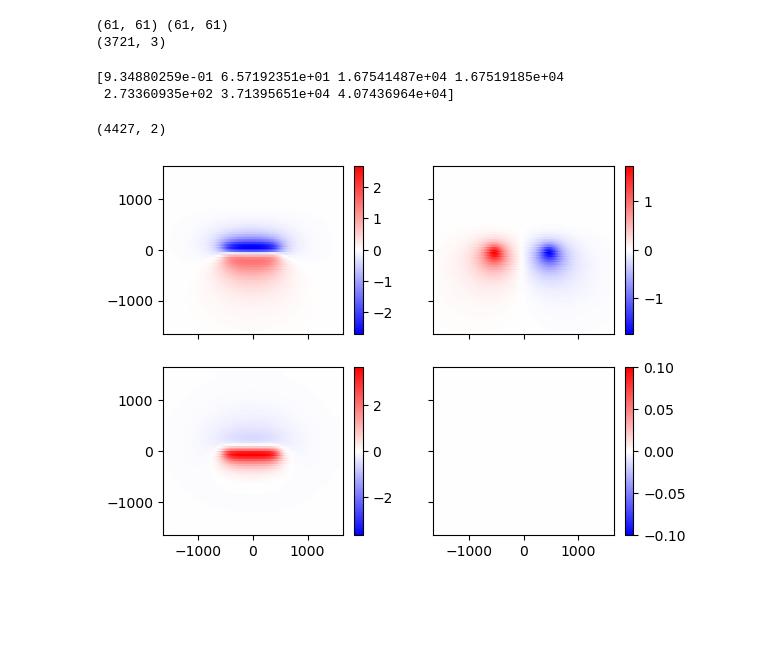
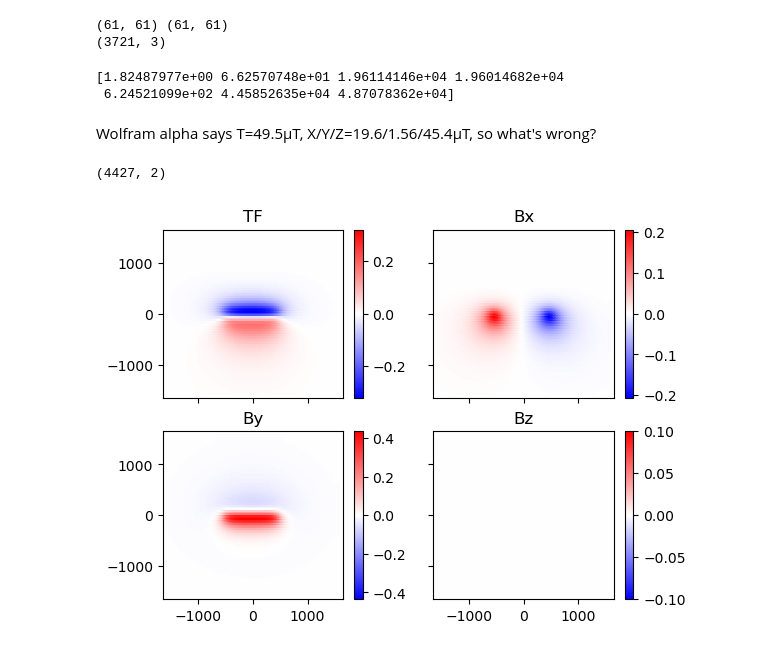
Before and after one commit to gimli-org/notebooks, a Jupyter notebook: Magnetics/synthFault.ipynb, the cells around one changed output. Cells and saved outputs as stored; diff of their text form; code cells hidden in the pictures; blank space fills up the shorter version.

```diff
--- a/Magnetics/synthFault.ipynb
+++ b/Magnetics/synthFault.ipynb
@@ -51,11 +51,13 @@ print(pnts.shape)
 (3721, 3)
 # %%
 import pyIGRF
-igrf = pyIGRF.igrf_value(lat=50.59465, lon=12.64139, alt=400)
+igrf = pyIGRF.igrf_value(lat=50.59465, lon=12.64139, alt=0)
 print(np.transpose(igrf))
 # %% [output]
-[9.34880259e-01 6.57192351e+01 1.67541487e+04 1.67519185e+04
- 2.73360935e+02 3.71395651e+04 4.07436964e+04]
+[1.82487977e+00 6.62570748e+01 1.96114146e+04 1.96014682e+04
+ 6.24521099e+02 4.45852635e+04 4.87078362e+04]
+# %% [markdown]
+Wolfram alpha says T=49.5µT, X/Y/Z=19.6/1.56/45.4µT, so what's wrong?
 # %%
 pnts[:, 2] = 80
 cmp = ["TF", "Bx", "By", "Bz"] # , "Bxx", "Bxy", "Bxz", "Byy", "Byz", "Bzz"]
@@ -63,14 +65,15 @@ fop = MagneticsModelling(meshNED, pnts, igrf=igrf, cmp=cmp)
 # %% [output]
 (4427, 2)
 # %%
-out = fop.response(mesh["mag"]*1e-3)
+out = fop.response(mesh["mag"]*1e-4)
 fields = np.reshape(out, [len(cmp), -1])
 # %%
 fig, ax = plt.subplots(2, 2, sharex=True, sharey=True)
 for i in range(4):
     fld = fields[i]
     vv = max(-min(fld), max(fld))
     sc = ax.flat[i].scatter(X.flat, Y.flat, c=fld, cmap="bwr", vmin=-vv, vmax=vv)
+    ax.flat[i].set_title(cmp[i])
     fig.colorbar(sc, ax=ax.flat[i])
 # %% [output]
-[figure, old version]
+[figure, new version]
```
Also changed, not shown: parts of 3 cells of this notebook.
